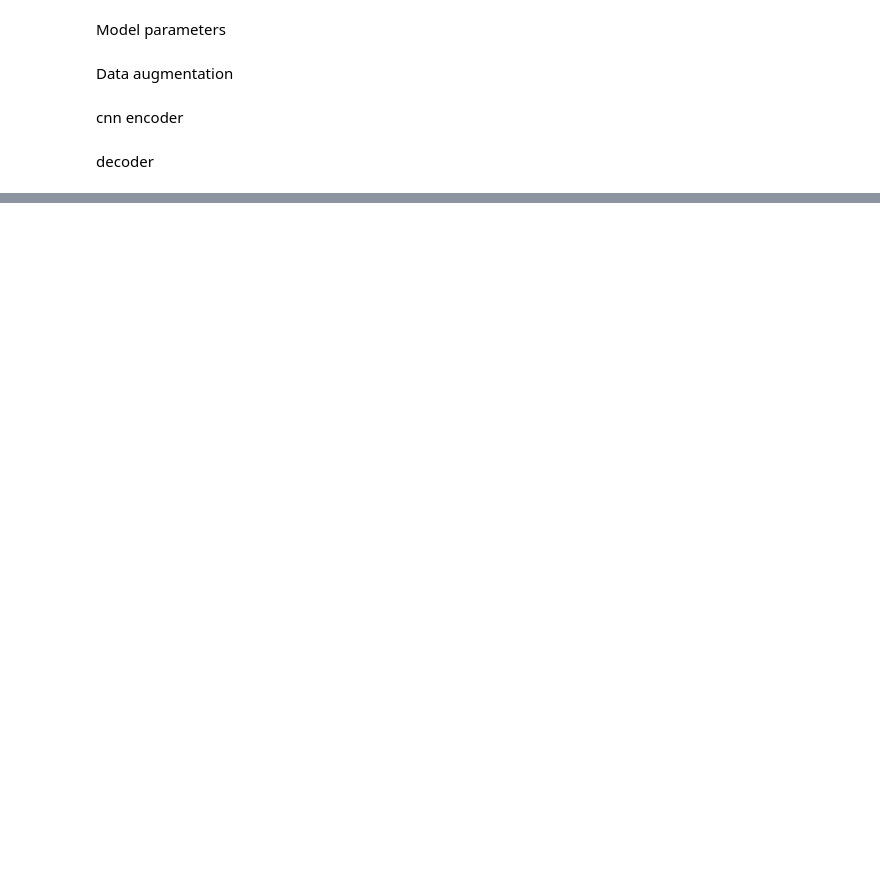
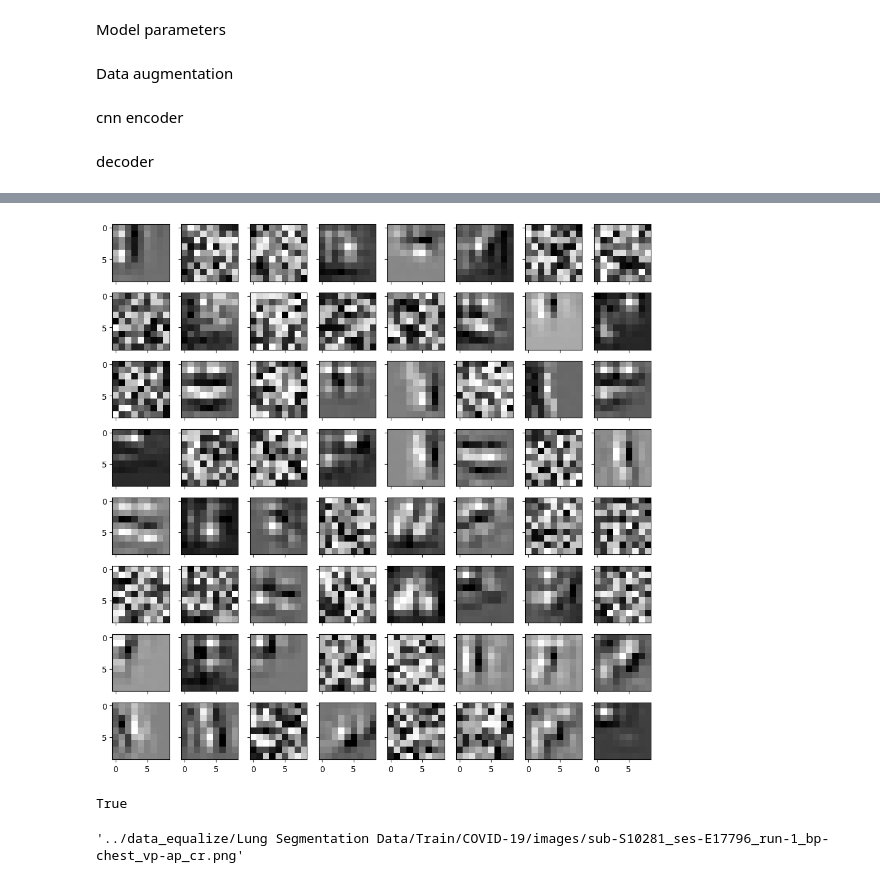
Before and after one commit to luc-perso/covid-19-xRay, a Jupyter notebook: jupyter/cnn.ipynb, the cells around one changed output, grey strips where cells are left out. Saved outputs shown, nothing was run; the diff lists cells and outputs as text; code cells hidden in the pictures; blank space fills up the shorter version.

```diff
--- a/jupyter/cnn.ipynb
+++ b/jupyter/cnn.ipynb
@@ -295,0 +800,33 @@ transformer_conf_mat
+# %%
+shared_encoder_4 = tf.keras.Sequential(name='shared_encoder_4')
+for layer in shared_encoder.layers[:4]:
+  shared_encoder_4.add(layer)
+
+
+pattern_size = 11
+inputs_pattern_size = layers.Input(shape=(pattern_size, pattern_size, 1))
+augmented_input_pattern_size = augmentation(inputs_pattern_size)
+shared_encoder_4_input_pattern_size = shared_encoder_4(augmented_input_pattern_size)
+
+model_shared_encoder_input_pattern_size = keras.Model(inputs=inputs_pattern_size, outputs=shared_encoder_4_input_pattern_size)
+# %%
+epochs = 100
+step_size = 1.
+
+# Create a connection between the input and the target layer
+submodel = model_shared_encoder_input_pattern_size
+
+pattern_list = build_pattern_list(submodel, pattern_size, 64, epochs=epochs, step_size=step_size)
+# %%
+nrows = 8
+ncols = 8
+fig, ax = plt.subplots(nrows=nrows, ncols=ncols, sharex=True, sharey=True, figsize=(12, 12))
+num_filer = min(nrows*ncols, len(pattern_list))
+for i in range(num_filer):
+    image = pattern_list[i]
+    ax.flatten()[i].imshow(image, cmap='gray')
+
+plt.savefig(os.path.join(output_path, 'pattern_conv_layer_4.png'), format='png')
+plt.show()
+# %% [output]
+[figure, added]
@@ -295,0 +874,16 @@ transformer_conf_mat
+# %%
+# sensitivity_map.min()
+heatmap = 1. - (sensitivity_map - sensitivity_map.min()) / (sensitivity_map.max() - sensitivity_map.min())
+sens = cv2.applyColorMap(np.uint8(255*heatmap), cv2.COLORMAP_JET)
+output_image = cv2.addWeighted(cv2.cvtColor(img.astype('uint8'), cv2.COLOR_RGB2BGR), 0.5, sens, 0.5, 0)
+
+# cv2_imshow(img)
+cv2.imwrite(os.path.join(output_path, 'occultation.png'), output_image)
+# %% [output]
+True
+# %%
+image_file_name = list_file_name[754]
+image_file_name = list_file_name[1700]
+image_file_name
+# %% [output]
+'../data_equalize/Lung Segmentation Data/Train/COVID-19/images/sub-S10281_ses-E17796_run-1_bp-chest_vp-ap_cr.png'
```
Also changed, not shown: parts of 62 cells of this notebook, 4 other files.
